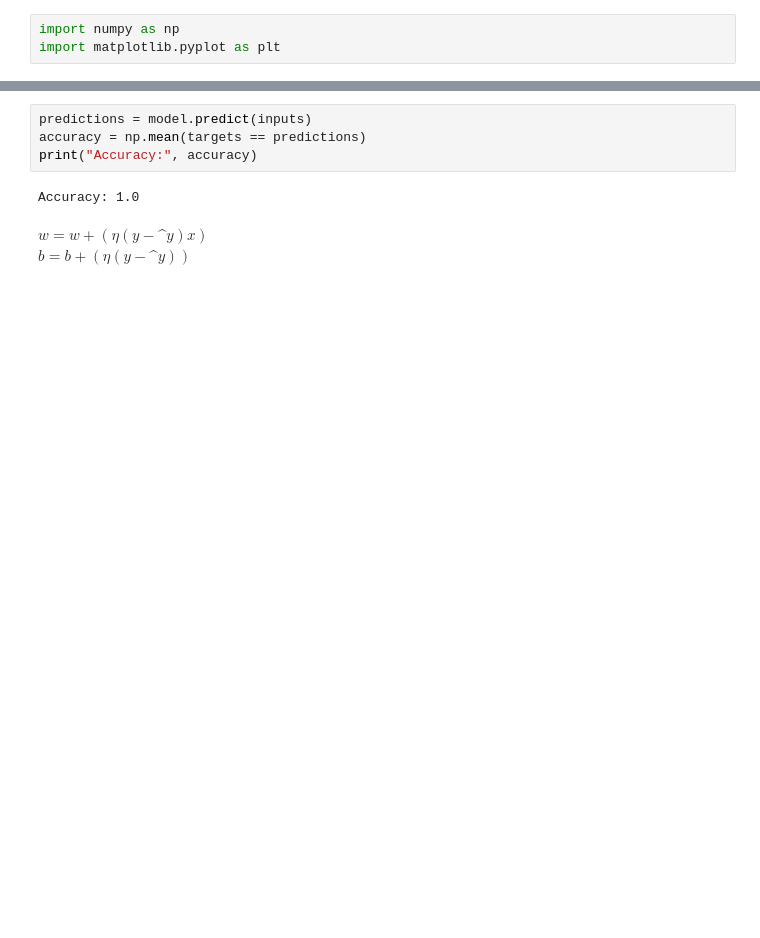
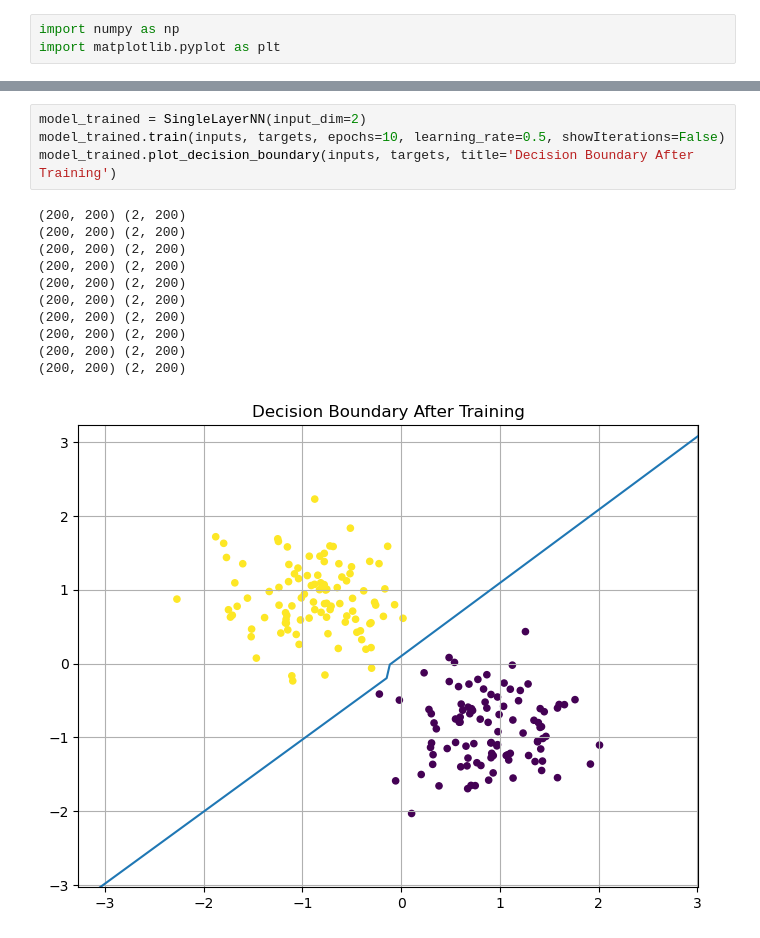
Before and after one commit to hjv300/IDS, a Jupyter notebook: assignment5/ass5.ipynb, the cells around one changed output, grey strips where cells are left out. Drawn from its saved outputs; the diff is of its cells as text; blank space fills up the shorter version.

```diff
--- a/assignment5/ass5.ipynb
+++ b/assignment5/ass5.ipynb
@@ -69,9 +82,16 @@ model.train(inputs, targets, epochs=1000, learning_rate=0.3)
-# %%
-predictions = model.predict(inputs)
-accuracy = np.mean(targets == predictions)
-print("Accuracy:", accuracy)
-# %% [output]
-Accuracy: 1.0
-# %% [markdown]
-$w = w + (η(y − {\^y})x)$
-$b = b + (η(y − {\^y}))$
+# %%
+model_trained = SingleLayerNN(input_dim=2)
+model_trained.train(inputs, targets, epochs=10, learning_rate=0.5, showIterations=False)
+model_trained.plot_decision_boundary(inputs, targets, title='Decision Boundary After Training')
+# %% [output]
+(200, 200) (2, 200)
+(200, 200) (2, 200)
+(200, 200) (2, 200)
+(200, 200) (2, 200)
+(200, 200) (2, 200)
+(200, 200) (2, 200)
+(200, 200) (2, 200)
+(200, 200) (2, 200)
+(200, 200) (2, 200)
+(200, 200) (2, 200)
+[figure, added]
```
Also changed, not shown: parts of 4 cells of this notebook.
